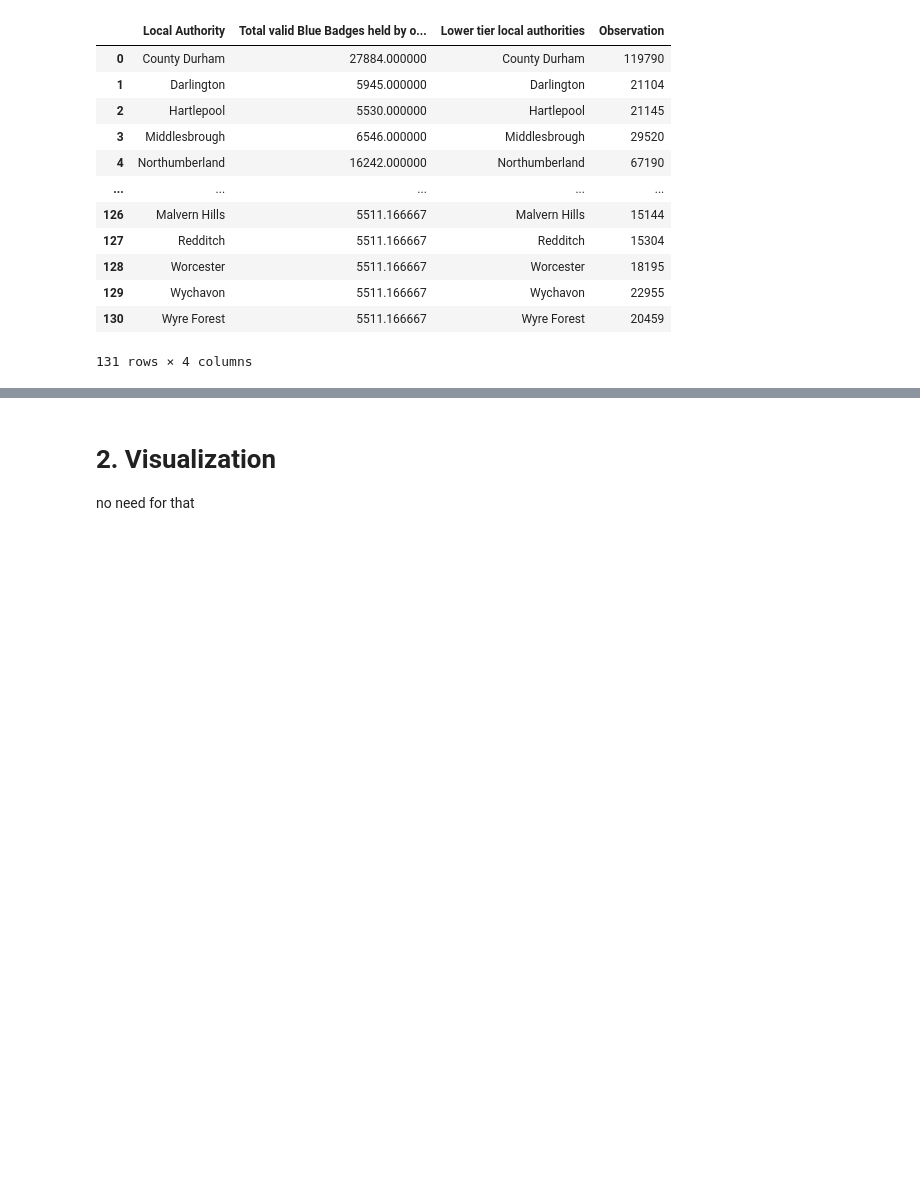
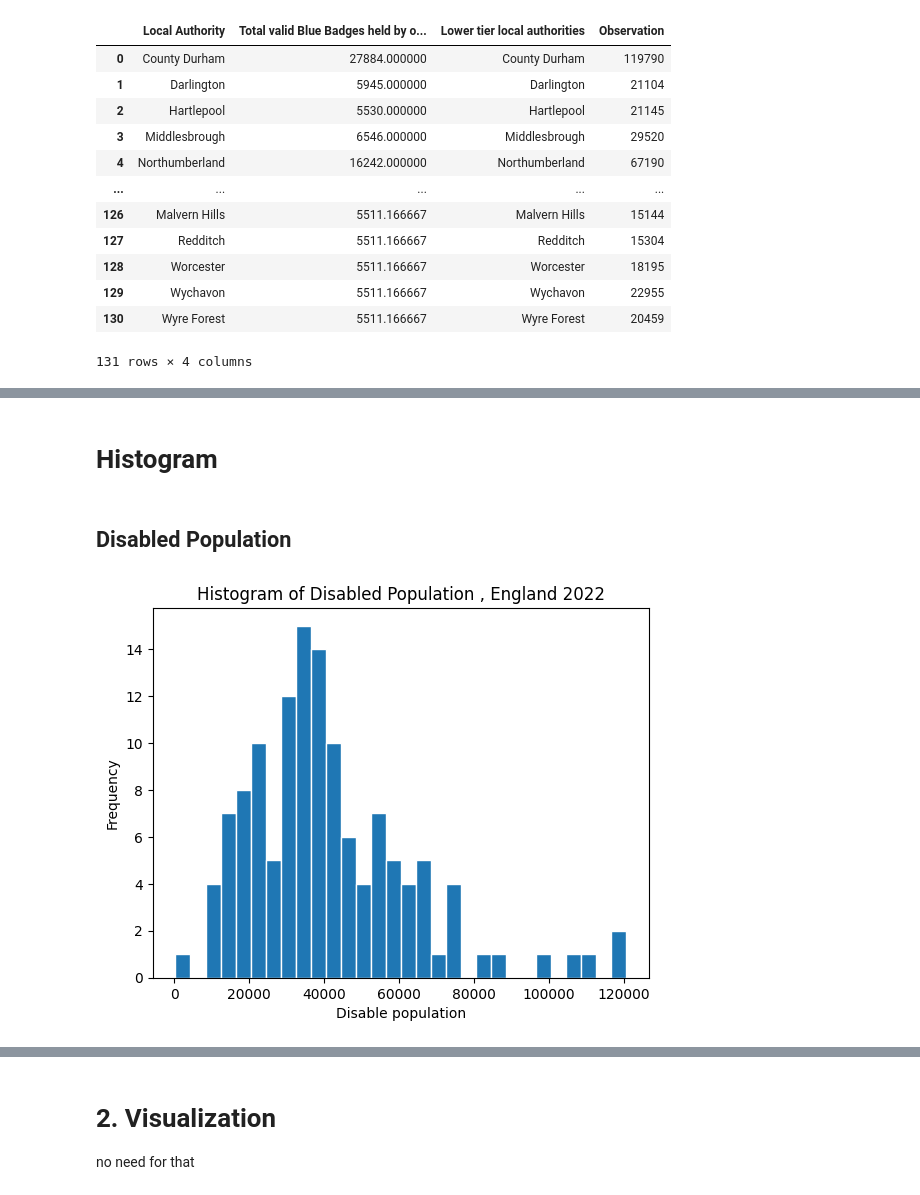
Before and after one commit to bofeng2268/qm2, a Jupyter notebook: analysis_plot_1.ipynb, the cells around one changed output, grey strips where cells are left out. Drawn from its saved outputs; the diff is of its cells as text; code cells hidden in the pictures; blank space fills up the shorter version.

```diff
--- a/analysis_plot_1.ipynb
+++ b/analysis_plot_1.ipynb
@@ -412,0 +417,18 @@ summary
+# %%
+
+def filter_outliers(var):
+    Q1 = var.quantile(0.25) # calculate the first quartile
+    Q3 = var.quantile(0.75) # calculate the third quartile
+    IQR = Q3 - Q1 # calculate the interquartile range
+    LOWBOUND = Q1 - 3*IQR # calculate the lower bound
+    HIGHBOUND = Q3 + 3*IQR # calculate the upper bound
+    filtered = merged_data[(var > LOWBOUND) & (var < HIGHBOUND)] # filter  the values that are within the bounds
+    dropped_observations= len(var)-len(filtered) # calculate the number of observations that were dropped
+
+    print('Dropped {} observations'.format(dropped_observations))
+    return  filtered
+
+#Filter outliers
+reg_df=filter_outliers(merged_data['Blue_Badges_population'])
+reg_df=filter_outliers(merged_data['Disable_population'])
+reg_df=filter_outliers(merged_data['Transport_reliant_population'])
@@ -412,0 +496,13 @@ summary
+# %% [markdown]
+# Histogram
+# %% [markdown]
+## Disabled Population
+# %%
+plt.hist(reg_df['Disable_population'], bins=30, edgecolor='white', density=False)
+
+plt.ylabel('Frequency')
+plt.xlabel('Disable population') # add a label to the x axis
+plt.title("Histogram of Disabled Population , England 2022")
+plt.show()
+# %% [output]
+[figure, added]
```
Also changed, not shown: parts of 37 cells of this notebook.
